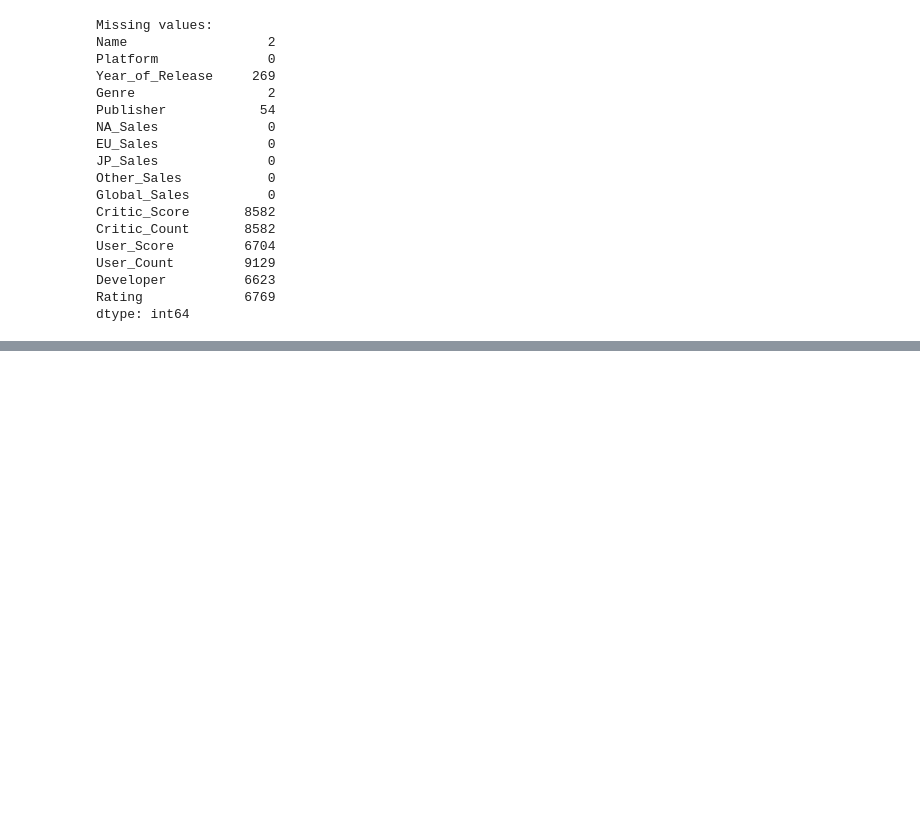
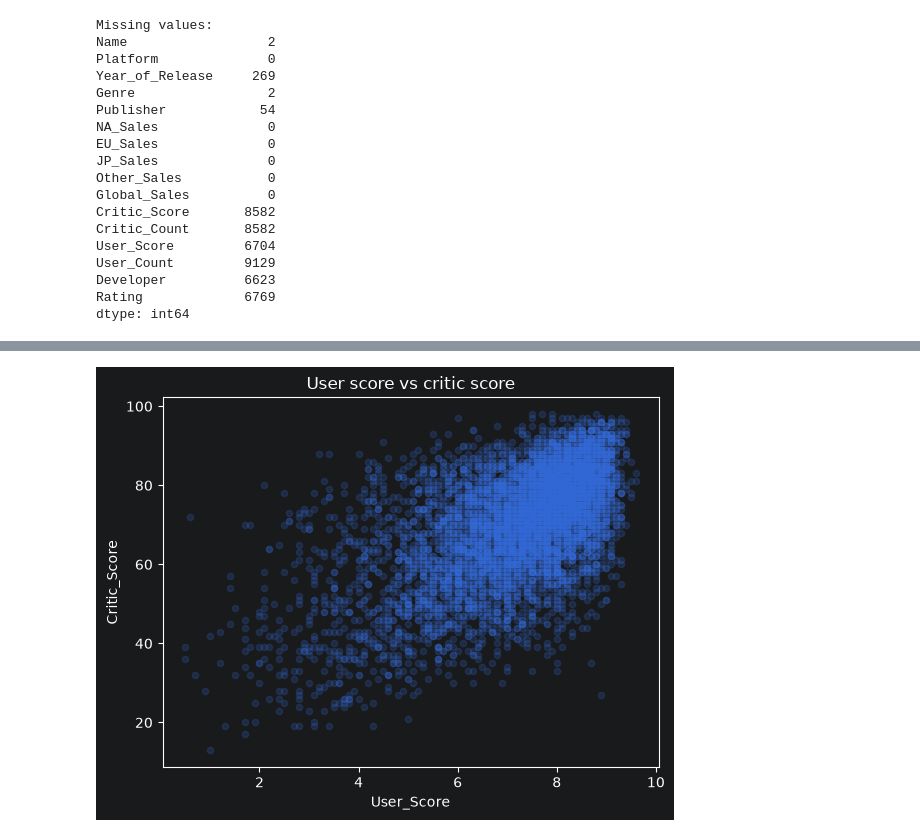
Before and after one commit to adj06/video-game-rating-predictor, a Jupyter notebook: sample.ipynb, the cells around one changed output, grey strips where cells are left out. Saved outputs shown, nothing was run; the diff lists cells and outputs as text; code cells hidden in the pictures; blank space fills up the shorter version.

```diff
--- a/sample.ipynb
+++ b/sample.ipynb
@@ -85,0 +110,5 @@ df.describe()
+# %%
+data.plot.scatter(x="User_Score", y="Critic_Score", alpha=0.2, title="User score vs critic score")
+plt.show()
+# %% [output]
+[figure, added]
```
Also changed, not shown: parts of 5 cells of this notebook.
